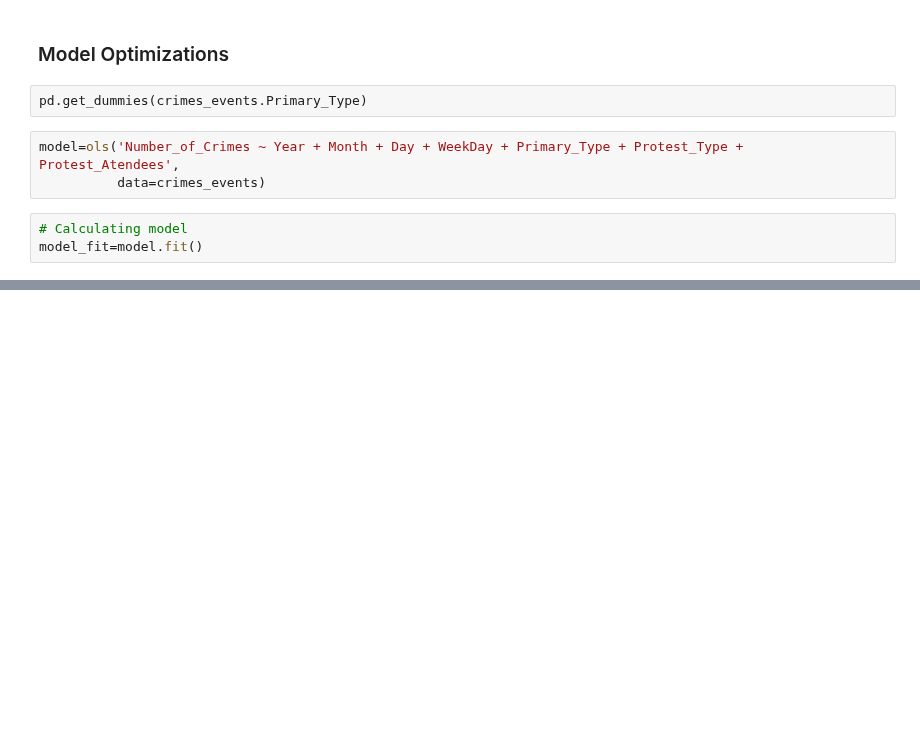
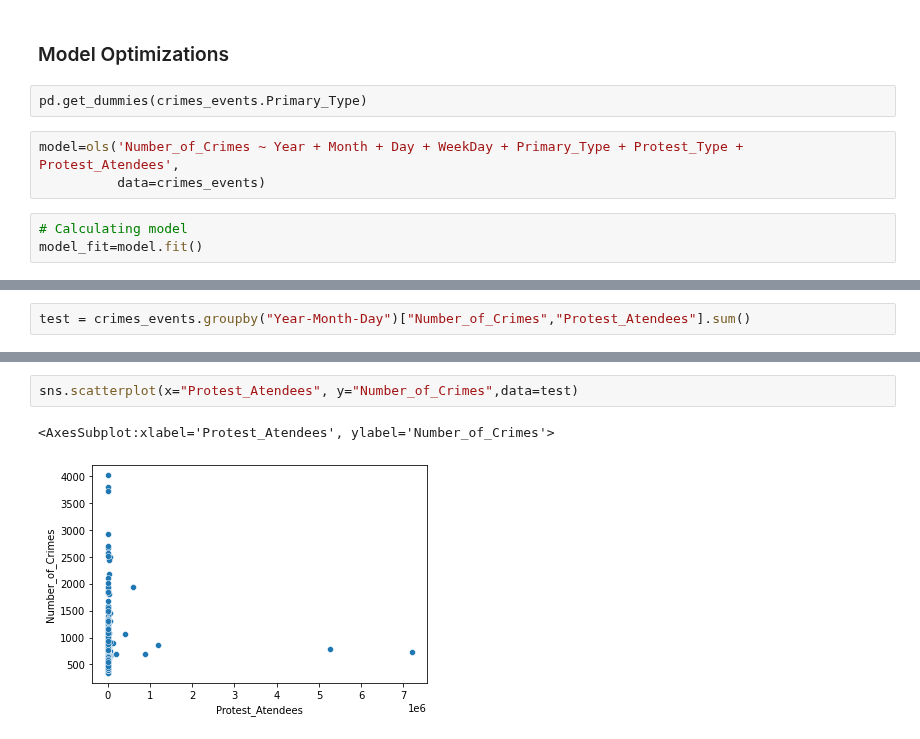
Before and after one commit to leo-cavalcante/crimes-in-chicago, a Jupyter notebook: Time Analysis.ipynb, the cells around one changed output, grey strips where cells are left out. Cells and saved outputs as stored; diff of their text form; blank space fills up the shorter version.

```diff
--- a/Time Analysis.ipynb
+++ b/Time Analysis.ipynb
@@ -810,0 +827,2 @@ Droping columns for
+# %%
+test = crimes_events.groupby("Year-Month-Day")["Number_of_Crimes","Protest_Atendees"].sum()
@@ -810,0 +846,5 @@ Droping columns for
+# %%
+sns.scatterplot(x="Protest_Atendees", y="Number_of_Crimes",data=test)
+# %% [output]
+<AxesSubplot:xlabel='Protest_Atendees', ylabel='Number_of_Crimes'>
+[figure, added]
```
Also changed, not shown: parts of 37 cells of this notebook, 1 other file.
